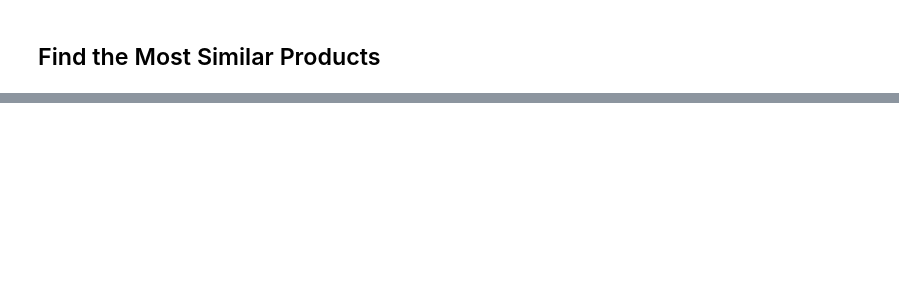
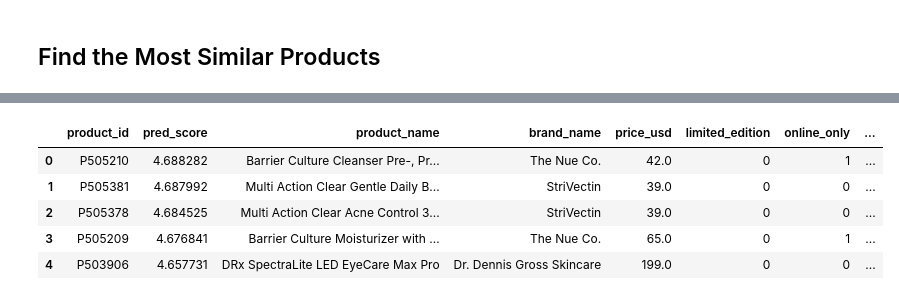
Before and after one commit to nurs-1502/Web_Mining_Project, a Jupyter notebook: NeuralNetworkApproach/NN_w_textFeatures.ipynb, the cells around one changed output, grey strips where cells are left out. Saved outputs shown, nothing was run; the diff lists cells and outputs as text; code cells hidden in the pictures; blank space fills up the shorter version.

```diff
--- a/NeuralNetworkApproach/NN_w_textFeatures.ipynb
+++ b/NeuralNetworkApproach/NN_w_textFeatures.ipynb
@@ -1168,0 +1293,29 @@ display(merged)
+# %%
+# 1.  New user *with* a few reviews
+new_reviews = pd.DataFrame({
+    "rating"        : [5, 4],
+    "is_recommended": [1, 1],
+    "helpfulness"   : [3, 0],
+    "review_text"   : ["Loved it – great texture!",
+                       "Pretty good but expensive"],
+    "skin_tone"     : ["medium"] * 2,
+    "skin_type"     : ["oily"] * 2,
+    "eye_color"     : ["brown"] * 2,
+    "hair_color"    : ["black"] * 2
+})
+u_vec = build_user_vector(new_reviews)
+
+# 2.  Totally cold-start user (no reviews, only profile info)
+cold_start = pd.DataFrame([{
+    "rating": np.nan,
+    "is_recommended": np.nan,
+    "helpfulness": np.nan,
+    "review_text": np.nan,
+    "skin_tone": "fair",
+    "skin_type": "dry",
+    "eye_color": "blue",
+    "hair_color": "blonde"
+}])
+u_vec_reviewed      = build_user_vector(new_reviews)      # user with reviews
+u_vec_profile_only  = build_user_vector(cold_start)       # profile-only user
+u_vec_anonymous     = build_user_vector(pd.DataFrame())   # anonymous fallback
@@ -1168,0 +1376,14 @@ display(merged)
+# %%
+merged_preds = pd.merge(recommendations,
+                  pro_inf[['product_id', 'product_name', 'brand_name', 'price_usd',
+                           'limited_edition', 'online_only', 'primary_category', 'secondary_category']],
+                  on='product_id',
+                  how='left')
+merged_preds.head()
+# %% [output]
+|  | product_id | pred_score | product_name | brand_name | price_usd | limited_edition | online_only | ... |
+| 0 | P505210 | 4.688282 | Barrier Culture Cleanser Pre-, Pr... | The Nue Co. | 42.0 | 0 | 1 | ... |
+| 1 | P505381 | 4.687992 | Multi Action Clear Gentle Daily B... | StriVectin | 39.0 | 0 | 0 | ... |
+| 2 | P505378 | 4.684525 | Multi Action Clear Acne Control 3... | StriVectin | 39.0 | 0 | 0 | ... |
+| 3 | P505209 | 4.676841 | Barrier Culture Moisturizer with ... | The Nue Co. | 65.0 | 0 | 1 | ... |
+| 4 | P503906 | 4.657731 | DRx SpectraLite LED EyeCare Max Pro | Dr. Dennis Gross Skincare | 199.0 | 0 | 0 | ... |
```
Also changed, not shown: parts of 18 cells of this notebook.
